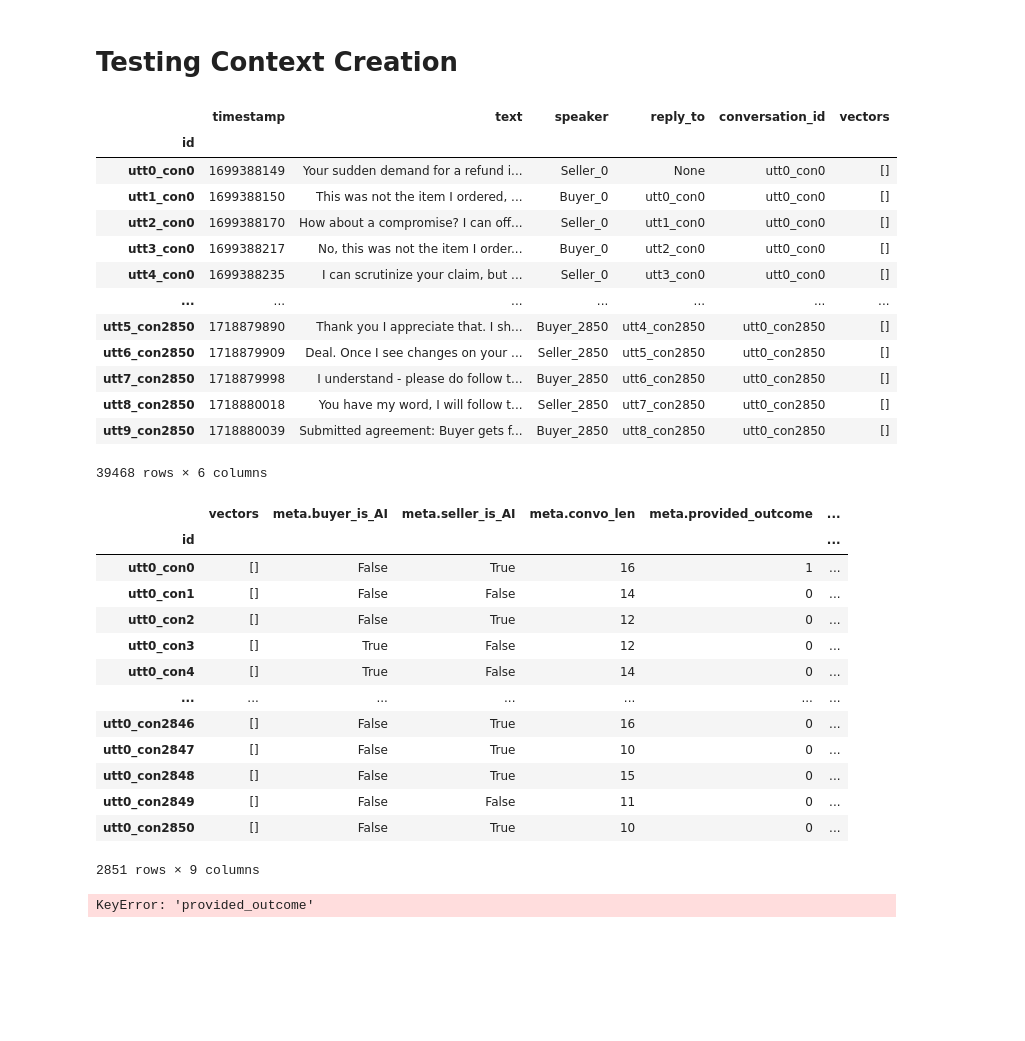
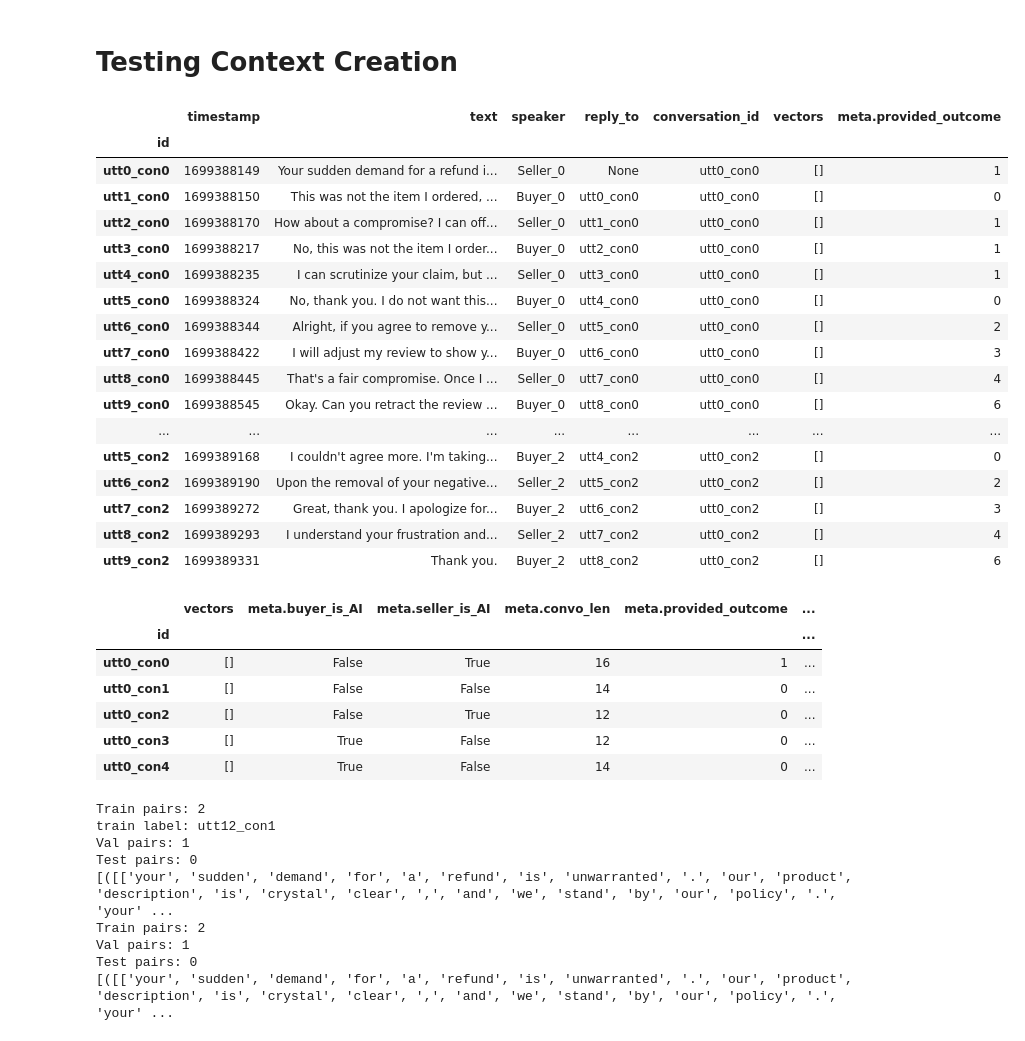
Before and after one commit to mishkin101/CRAFT_Disputes, a Jupyter notebook: src/notebooks/fine-tuning_testing.ipynb, the cells around one changed output. Drawn from its saved outputs; the diff is of its cells as text; code cells hidden in the pictures; blank space fills up the shorter version.

Commit message:
finished functionality for parsing dialogs

```diff
--- a/src/notebooks/fine-tuning_testing.ipynb
+++ b/src/notebooks/fine-tuning_testing.ipynb
@@ -203,25 +200,31 @@ def load_pairs_test(voc,utt_df, conv_df, last_only: bool = False):
 # %%
 voc = loadPrecomputedVoc(corpus_name, word2index_path, index2word_path)
 # %%
-utts = kodis_corpus.get_utterances_dataframe()
+utts = kodis_corpus.get_utterances_dataframe().head(40)
+utts["meta.provided_outcome"] = [ 1,0,1,1,1,0,2,3,4,6] + [ 1,0,1,1,1,0,2,3,4,6] +[ 1,0,1,1,1,0,2,3,4,6] +[ 1,0,1,1,1,0,2,3,4,6]
 display(utts)
 # %% [output]
-|  | timestamp | text | speaker | reply_to | conversation_id | vectors |
-| id |  |  |  |  |  |  |
-| utt0_con0 | 1699388149 | Your sudden demand for a refund i... | Seller_0 | None | utt0_con0 | [] |
-| utt1_con0 | 1699388150 | This was not the item I ordered, ... | Buyer_0 | utt0_con0 | utt0_con0 | [] |
-| utt2_con0 | 1699388170 | How about a compromise? I can off... | Seller_0 | utt1_con0 | utt0_con0 | [] |
-| utt3_con0 | 1699388217 | No, this was not the item I order... | Buyer_0 | utt2_con0 | utt0_con0 | [] |
-| utt4_con0 | 1699388235 | I can scrutinize your claim, but ... | Seller_0 | utt3_con0 | utt0_con0 | [] |
-| ... | ... | ... | ... | ... | ... | ... |
-| utt5_con2850 | 1718879890 | Thank you I appreciate that. I sh... | Buyer_2850 | utt4_con2850 | utt0_con2850 | [] |
-| utt6_con2850 | 1718879909 | Deal. Once I see changes on your ... | Seller_2850 | utt5_con2850 | utt0_con2850 | [] |
-| utt7_con2850 | 1718879998 | I understand - please do follow t... | Buyer_2850 | utt6_con2850 | utt0_con2850 | [] |
-| utt8_con2850 | 1718880018 | You have my word, I will follow t... | Seller_2850 | utt7_con2850 | utt0_con2850 | [] |
-| utt9_con2850 | 1718880039 | Submitted agreement: Buyer gets f... | Buyer_2850 | utt8_con2850 | utt0_con2850 | [] |
+|  | timestamp | text | speaker | reply_to | conversation_id | vectors | meta.provided_outcome |
+| id |  |  |  |  |  |  |  |
+| utt0_con0 | 1699388149 | Your sudden demand for a refund i... | Seller_0 | None | utt0_con0 | [] | 1 |
+| utt1_con0 | 1699388150 | This was not the item I ordered, ... | Buyer_0 | utt0_con0 | utt0_con0 | [] | 0 |
+| utt2_con0 | 1699388170 | How about a compromise? I can off... | Seller_0 | utt1_con0 | utt0_con0 | [] | 1 |
+| utt3_con0 | 1699388217 | No, this was not the item I order... | Buyer_0 | utt2_con0 | utt0_con0 | [] | 1 |
+| utt4_con0 | 1699388235 | I can scrutinize your claim, but ... | Seller_0 | utt3_con0 | utt0_con0 | [] | 1 |
+| utt5_con0 | 1699388324 | No, thank you. I do not want this... | Buyer_0 | utt4_con0 | utt0_con0 | [] | 0 |
+| utt6_con0 | 1699388344 | Alright, if you agree to remove y... | Seller_0 | utt5_con0 | utt0_con0 | [] | 2 |
+| utt7_con0 | 1699388422 | I will adjust my review to show y... | Buyer_0 | utt6_con0 | utt0_con0 | [] | 3 |
+| utt8_con0 | 1699388445 | That's a fair compromise. Once I ... | Seller_0 | utt7_con0 | utt0_con0 | [] | 4 |
+| utt9_con0 | 1699388545 | Okay. Can you retract the review ... | Buyer_0 | utt8_con0 | utt0_con0 | [] | 6 |
+| ... | ... | ... | ... | ... | ... | ... | ... |
+| utt5_con2 | 1699389168 | I couldn't agree more. I'm taking... | Buyer_2 | utt4_con2 | utt0_con2 | [] | 0 |
+| utt6_con2 | 1699389190 | Upon the removal of your negative... | Seller_2 | utt5_con2 | utt0_con2 | [] | 2 |
+| utt7_con2 | 1699389272 | Great, thank you. I apologize for... | Buyer_2 | utt6_con2 | utt0_con2 | [] | 3 |
+| utt8_con2 | 1699389293 | I understand your frustration and... | Seller_2 | utt7_con2 | utt0_con2 | [] | 4 |
+| utt9_con2 | 1699389331 | Thank you. | Buyer_2 | utt8_con2 | utt0_con2 | [] | 6 |
-39468 rows × 6 columns
 # %%
-conv_df =kodis_corpus.get_conversations_dataframe()
+conv_df =kodis_corpus.get_conversations_dataframe().head(5)
+conv_df['meta.split'] =[ 'train', 'train', 'val', 'test', 'test']
 display(conv_df)
 # %% [output]
 |  | vectors | meta.buyer_is_AI | meta.seller_is_AI | meta.convo_len | meta.provided_outcome | ... |
@@ -231,26 +234,25 @@ display(conv_df)
 | utt0_con2 | [] | False | True | 12 | 0 | ... |
 | utt0_con3 | [] | True | False | 12 | 0 | ... |
 | utt0_con4 | [] | True | False | 14 | 0 | ... |
-| ... | ... | ... | ... | ... | ... | ... |
-| utt0_con2846 | [] | False | True | 16 | 0 | ... |
-| utt0_con2847 | [] | False | True | 10 | 0 | ... |
-| utt0_con2848 | [] | False | True | 15 | 0 | ... |
-| utt0_con2849 | [] | False | False | 11 | 0 | ... |
-| utt0_con2850 | [] | False | True | 10 | 0 | ... |
-2851 rows × 9 columns
 # %%
-utts = preprocess_utterances_test(utts, voc)
-
-for convo_id, dialog_df in utts.groupby("conversation_id", sort=False):
-    dialog = dialog_df[["tokens", "is_attack", "conversation_id"]].to_dict("records")
-    if utt_label_metadata is None and dialog:
-            last_id = dialog[-1]["conversation_id"]
-            conv_label = conv_df.at[convo_id, f"meta.{label_metadata}"]
-            dialog.append({
-                "tokens": ["UNK"],
-                "is_attack": conv_label,
-                "utt_id": f"{last_id}_dummyreply"
-            })
-            print(dialog)
+train, val, test = loadLabeledPairs(voc, utts, conv_df, True,True, True)
+print(f"Train pairs: {len(train)}")
+print(f"train label: {train[1][3]}")
+print(f"Val pairs: {len(val)}")
+print(f"Test pairs: {len(test)}")
+print(val)
+train, val, test = loadLabeledPairs(voc, utts, conv_df, True, True, True)
+print(f"Train pairs: {len(train)}")
+print(f"Val pairs: {len(val)}")
+print(f"Test pairs: {len(test)}")
+print(val)
 # %% [output]
-KeyError: 'provided_outcome'
+Train pairs: 2
+train label: utt12_con1
+Val pairs: 1
+Test pairs: 0
+[([['your', 'sudden', 'demand', 'for', 'a', 'refund', 'is', 'unwarranted', '.', 'our', 'product', 'description', 'is', 'crystal', 'clear', ',', 'and', 'we', 'stand', 'by', 'our', 'policy', '.', 'your' ...
+Train pairs: 2
+Val pairs: 1
+Test pairs: 0
+[([['your', 'sudden', 'demand', 'for', 'a', 'refund', 'is', 'unwarranted', '.', 'our', 'product', 'description', 'is', 'crystal', 'clear', ',', 'and', 'we', 'stand', 'by', 'our', 'policy', '.', 'your' ...
```
Also changed, not shown: parts of 2 cells of this notebook, 5 other files.
